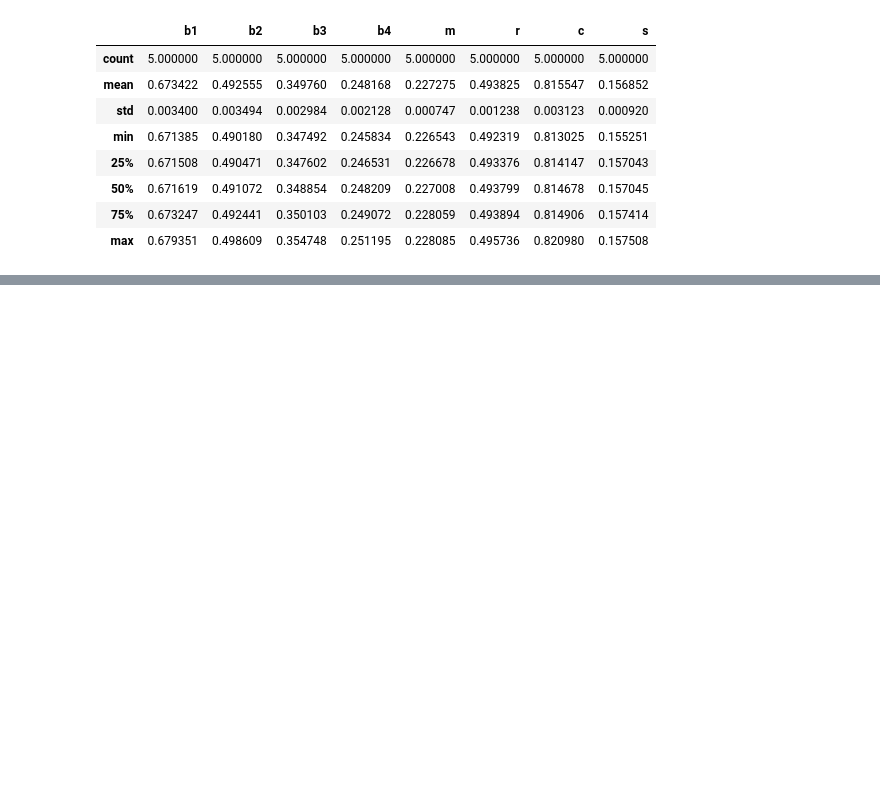
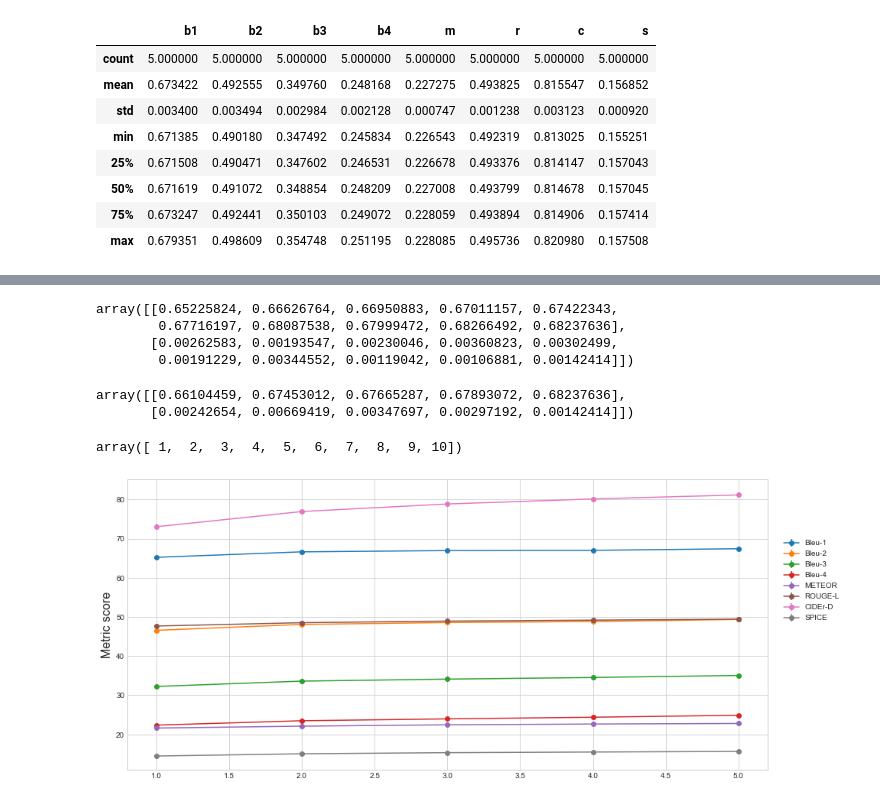
Before and after one commit to ingritu/TDT4900-Master-Thesis, a Jupyter notebook: notebooks/Results.ipynb, the cells around one changed output, grey strips where cells are left out. Drawn from its saved outputs; the diff is of its cells as text; code cells hidden in the pictures; blank space fills up the shorter version.

```diff
--- a/notebooks/Results.ipynb
+++ b/notebooks/Results.ipynb
@@ -3,6 +3,7 @@ import matplotlib.pyplot as plt
 import numpy as np
 from pathlib import Path
 import pandas as pd
+plt.style.use('seaborn-whitegrid')
 # %%
 ROOT_PATH = Path().absolute().parent
 # %%
@@ -60,0 +85,49 @@ plt.savefig(save_path.joinpath('something.pdf'))
+# %%
+b1_c1_10 = np.zeros((2,10))
+b2_c1_10 = np.zeros((2,10))
+b3_c1_10 = np.zeros((2,10))
+b4_c1_10 = np.zeros((2,10))
+m_c1_10 = np.zeros((2,10))
+r_c1_10 = np.zeros((2,10))
+c_c1_10 = np.zeros((2,10))
+s_c1_10 = np.zeros((2,10))
+
+b_c1_c10_arrs = [b1_c1_10, b2_c1_10, b3_c1_10, b4_c1_10, m_c1_10, r_c1_10, c_c1_10, s_c1_10]
+
+b1_c1p1_c5p5 = np.zeros((2,5))
+b2_c1p1_c5p5 = np.zeros((2,5))
+b3_c1p1_c5p5 = np.zeros((2,5))
+b4_c1p1_c5p5 = np.zeros((2,5))
+m_c1p1_c5p5 = np.zeros((2,5))
+r_c1p1_c5p5 = np.zeros((2,5))
+c_c1p1_c5p5 = np.zeros((2,5))
+s_c1p1_c5p5 = np.zeros((2,5))
+
+b_c1p1_c5p5_arrs = [b1_c1p1_c5p5, b2_c1p1_c5p5, b3_c1p1_c5p5, b4_c1p1_c5p5, m_c1p1_c5p5, r_c1p1_c5p5, c_c1p1_c5p5, s_c1p1_c5p5]
+# %%
+# fill the arrays
+for i, df in enumerate(b_c1_c10_dfs):
+    for arr, metric in zip(b_c1_c10_arrs, metrics):
+        arr[0, i] = df.mean().loc[metric]
+        arr[1, i] = df.std().loc[metric]
+b1_c1_10
+# %% [output]
+array([[0.65225824, 0.66626764, 0.66950883, 0.67011157, 0.67422343,
+        0.67716197, 0.68087538, 0.67999472, 0.68266492, 0.68237636],
+       [0.00262583, 0.00193547, 0.00230046, 0.00360823, 0.00302499,
+        0.00191229, 0.00344552, 0.00119042, 0.00106881, 0.00142414]])
+# %%
+# fill the arrays
+for i, df in enumerate(b_c1p1_c5p5_dfs):
+    for arr, metric in zip(b_c1p1_c5p5_arrs, metrics):
+        arr[0, i] = df.mean().loc[metric]
+        arr[1, i] = df.std().loc[metric]
+b1_c1p1_c5p5
+# %% [output]
+array([[0.66104459, 0.67453012, 0.67665287, 0.67893072, 0.68237636],
+       [0.00242654, 0.00669419, 0.00347697, 0.00297192, 0.00142414]])
+# %%
+x = np.arange(1, 11)
+x
+# %% [output]
+array([ 1,  2,  3,  4,  5,  6,  7,  8,  9, 10])
@@ -60,0 +136,19 @@ plt.savefig(save_path.joinpath('something.pdf'))
+# %%
+# plot c1-5
+plt.figure(figsize=(15,7))
+line1 = plt.errorbar(x[:5], b1_c1_10[0][:5]*100, b1_c1_10[1][:5]*100, fmt='-o', label='Bleu-1')
+line2 = plt.errorbar(x[:5], b2_c1_10[0][:5]*100, b2_c1_10[1][:5]*100, fmt='-o', label='Bleu-2')
+line3 = plt.errorbar(x[:5], b3_c1_10[0][:5]*100, b3_c1_10[1][:5]*100, fmt='-o', label='Bleu-3')
+line4 = plt.errorbar(x[:5], b4_c1_10[0][:5]*100, b4_c1_10[1][:5]*100, fmt='-o', label='Bleu-4')
+line5 = plt.errorbar(x[:5], m_c1_10[0][:5]*100, m_c1_10[1][:5]*100, fmt='-o', label='METEOR')
+line6 = plt.errorbar(x[:5], r_c1_10[0][:5]*100, r_c1_10[1][:5]*100, fmt='-o', label='ROUGE-L')
+line7 = plt.errorbar(x[:5], c_c1_10[0][:5]*100, c_c1_10[1][:5]*100, fmt='-o', label='CIDEr-D')
+line8 = plt.errorbar(x[:5], s_c1_10[0][:5]*100, s_c1_10[1][:5]*100, fmt='-o', label='SPICE')
+#plt.legend([line1, line2, line3, line4, line5, line6, line7, line8], METRICS)
+plt.legend(bbox_to_anchor=(1.02, 0.5, 1., .1), loc='lower left',
+           ncol=1, borderaxespad=0.)
+plt.ylabel('Metric score', Fontsize=16)
+plt.savefig(save_path.joinpath('b-c1-5.pdf'))
+plt.show()
+# %% [output]
+[figure, added]
```
Also changed, not shown: parts of 16 cells of this notebook, 1 other file.
